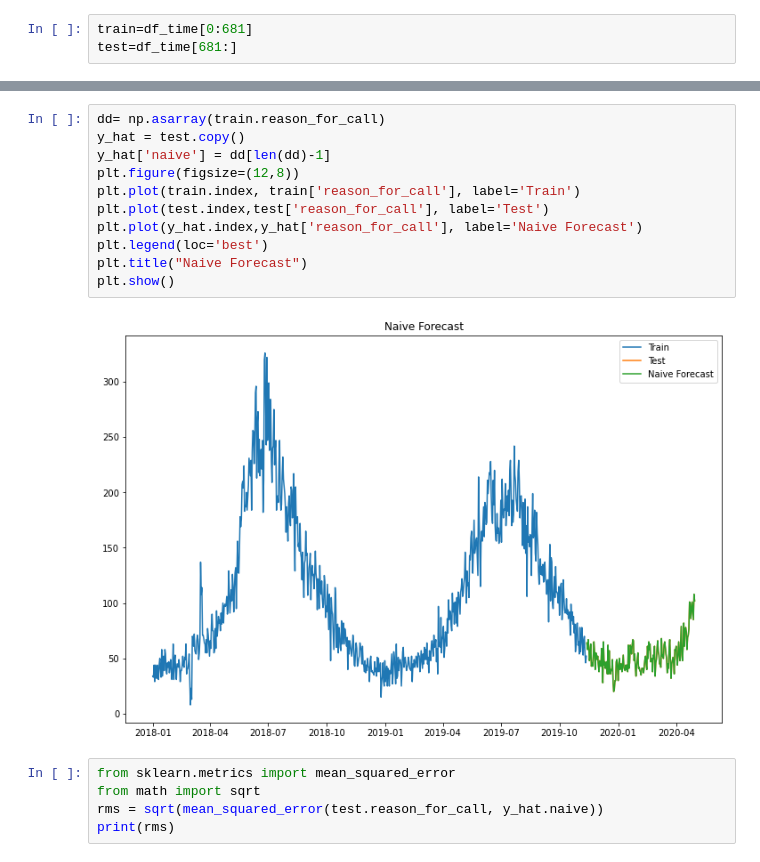
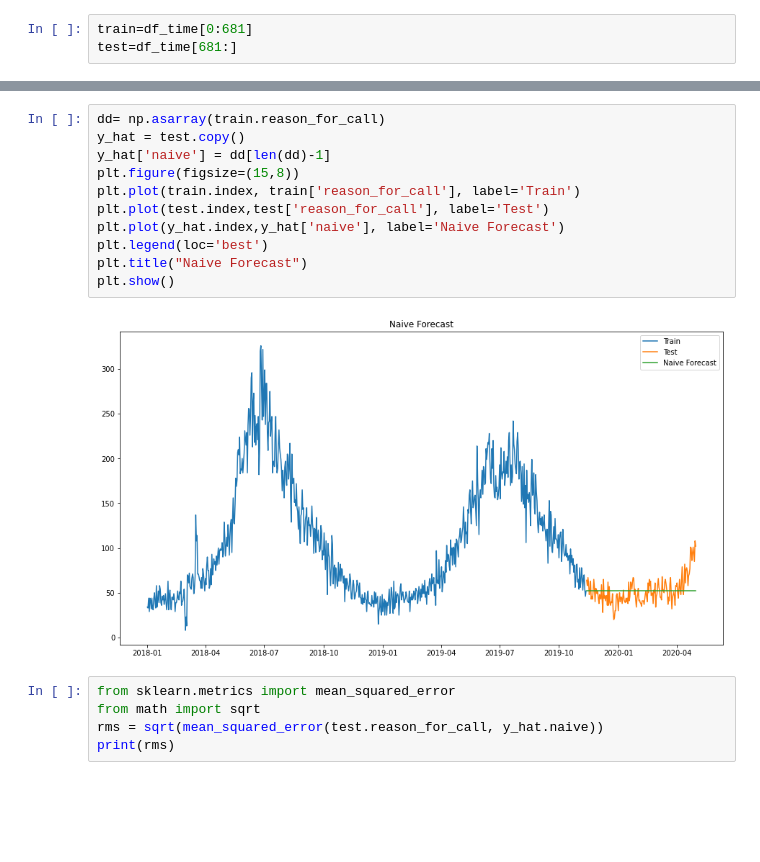
Before and after one commit to vpetrova13/final_project_VM, a Jupyter notebook: analysis_and_documentation/wildlife_predictive.ipynb, the cells around one changed output, grey strips where cells are left out. Saved outputs shown, nothing was run; the diff lists cells and outputs as text; blank space fills up the shorter version.

```diff
--- a/analysis_and_documentation/wildlife_predictive.ipynb
+++ b/analysis_and_documentation/wildlife_predictive.ipynb
@@ -74,16 +74,16 @@ plt.show()
 # %%
 dd= np.asarray(train.reason_for_call)
 y_hat = test.copy()
 y_hat['naive'] = dd[len(dd)-1]
-plt.figure(figsize=(12,8))
+plt.figure(figsize=(15,8))
 plt.plot(train.index, train['reason_for_call'], label='Train')
 plt.plot(test.index,test['reason_for_call'], label='Test')
-plt.plot(y_hat.index,y_hat['reason_for_call'], label='Naive Forecast')
+plt.plot(y_hat.index,y_hat['naive'], label='Naive Forecast')
 plt.legend(loc='best')
 plt.title("Naive Forecast")
 plt.show()
 # %% [output]
-[figure, old version]
+[figure, new version]
 # %%
 from sklearn.metrics import mean_squared_error
 from math import sqrt
```
Also changed, not shown: parts of 41 cells of this notebook, 3 other files.
